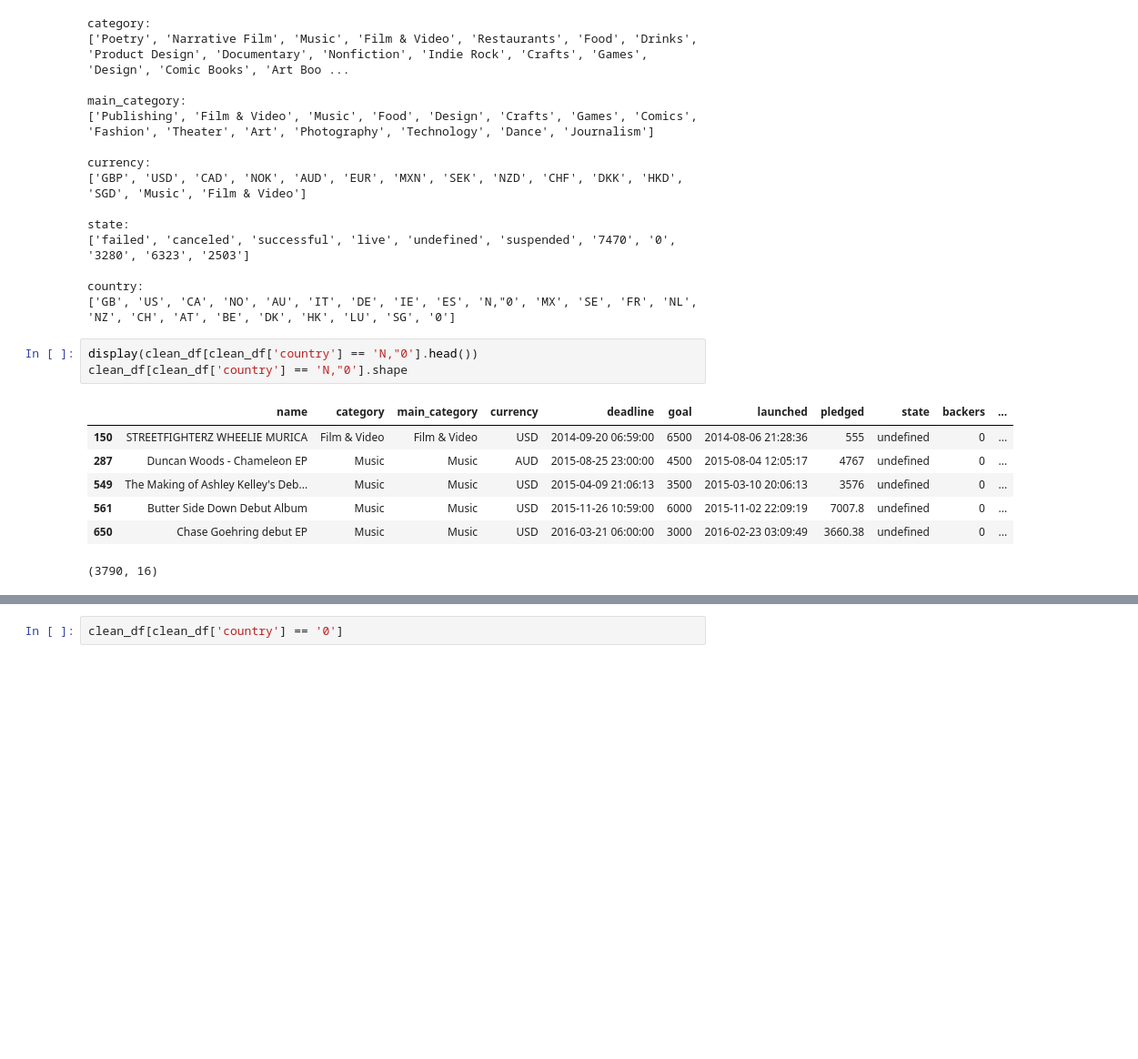
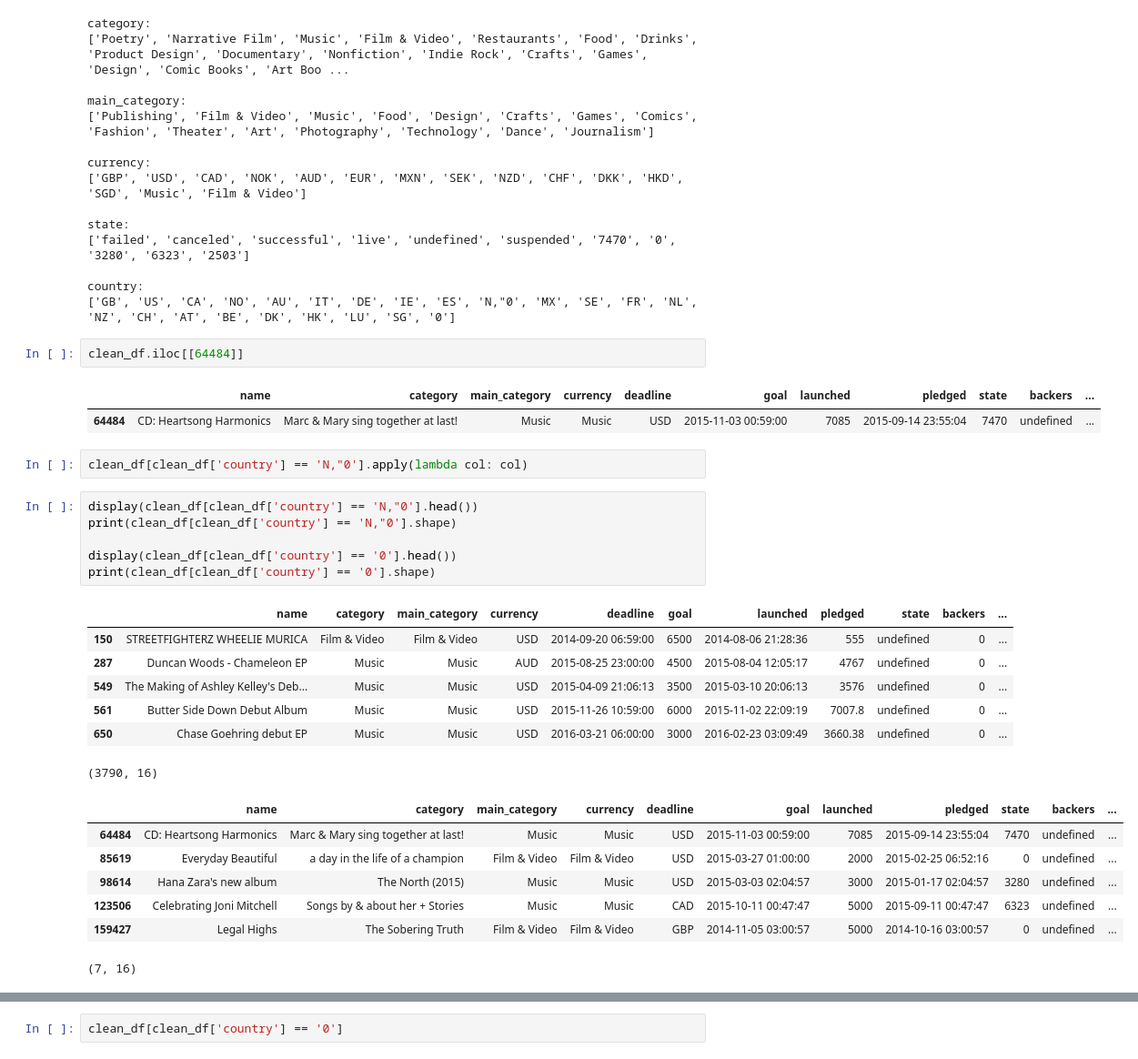
Before and after one commit to LaurentStar/Kick-Starter-Analysis, a Jupyter notebook: Exploratory_Data_Analysis.ipynb, the cells around one changed output, grey strips where cells are left out. Shown at 91% size. Drawn from its saved outputs; the diff is of its cells as text; blank space fills up the shorter version.

```diff
--- a/Exploratory_Data_Analysis.ipynb
+++ b/Exploratory_Data_Analysis.ipynb
@@ -456,14 +456,31 @@ state:
 
 country:
 ['GB', 'US', 'CA', 'NO', 'AU', 'IT', 'DE', 'IE', 'ES', 'N,"0', 'MX', 'SE', 'FR', 'NL', 'NZ', 'CH', 'AT', 'BE', 'DK', 'HK', 'LU', 'SG', '0']
+# %%
+clean_df.iloc[[64484]]
+# %% [output]
+|  | name | category | main_category | currency | deadline | goal | launched | pledged | state | backers | ... |
+| 64484 | CD: Heartsong Harmonics | Marc & Mary sing together at last! | Music | Music | USD | 2015-11-03 00:59:00 | 7085 | 2015-09-14 23:55:04 | 7470 | undefined | ... |
+# %%
+clean_df[clean_df['country'] == 'N,"0'].apply(lambda col: col)
 # %%
 display(clean_df[clean_df['country'] == 'N,"0'].head())
-clean_df[clean_df['country'] == 'N,"0'].shape
+print(clean_df[clean_df['country'] == 'N,"0'].shape)
+
+display(clean_df[clean_df['country'] == '0'].head())
+print(clean_df[clean_df['country'] == '0'].shape)
 # %% [output]
 |  | name | category | main_category | currency | deadline | goal | launched | pledged | state | backers | ... |
 | 150 | STREETFIGHTERZ WHEELIE MURICA | Film & Video | Film & Video | USD | 2014-09-20 06:59:00 | 6500 | 2014-08-06 21:28:36 | 555 | undefined | 0 | ... |
 | 287 | Duncan Woods - Chameleon EP | Music | Music | AUD | 2015-08-25 23:00:00 | 4500 | 2015-08-04 12:05:17 | 4767 | undefined | 0 | ... |
 | 549 | The Making of Ashley Kelley's Deb... | Music | Music | USD | 2015-04-09 21:06:13 | 3500 | 2015-03-10 20:06:13 | 3576 | undefined | 0 | ... |
 | 561 | Butter Side Down Debut Album | Music | Music | USD | 2015-11-26 10:59:00 | 6000 | 2015-11-02 22:09:19 | 7007.8 | undefined | 0 | ... |
 | 650 | Chase Goehring debut EP | Music | Music | USD | 2016-03-21 06:00:00 | 3000 | 2016-02-23 03:09:49 | 3660.38 | undefined | 0 | ... |
 (3790, 16)
+|  | name | category | main_category | currency | deadline | goal | launched | pledged | state | backers | ... |
+| 64484 | CD: Heartsong Harmonics | Marc & Mary sing together at last! | Music | Music | USD | 2015-11-03 00:59:00 | 7085 | 2015-09-14 23:55:04 | 7470 | undefined | ... |
+| 85619 | Everyday Beautiful | a day in the life of a champion | Film & Video | Film & Video | USD | 2015-03-27 01:00:00 | 2000 | 2015-02-25 06:52:16 | 0 | undefined | ... |
+| 98614 | Hana Zara's new album | The North (2015) | Music | Music | USD | 2015-03-03 02:04:57 | 3000 | 2015-01-17 02:04:57 | 3280 | undefined | ... |
+| 123506 | Celebrating Joni Mitchell | Songs by & about her + Stories | Music | Music | CAD | 2015-10-11 00:47:47 | 5000 | 2015-09-11 00:47:47 | 6323 | undefined | ... |
+| 159427 | Legal Highs | The Sobering Truth | Film & Video | Film & Video | GBP | 2014-11-05 03:00:57 | 5000 | 2014-10-16 03:00:57 | 0 | undefined | ... |
+(7, 16)
```
Also changed, not shown: parts of 2 cells of this notebook.
